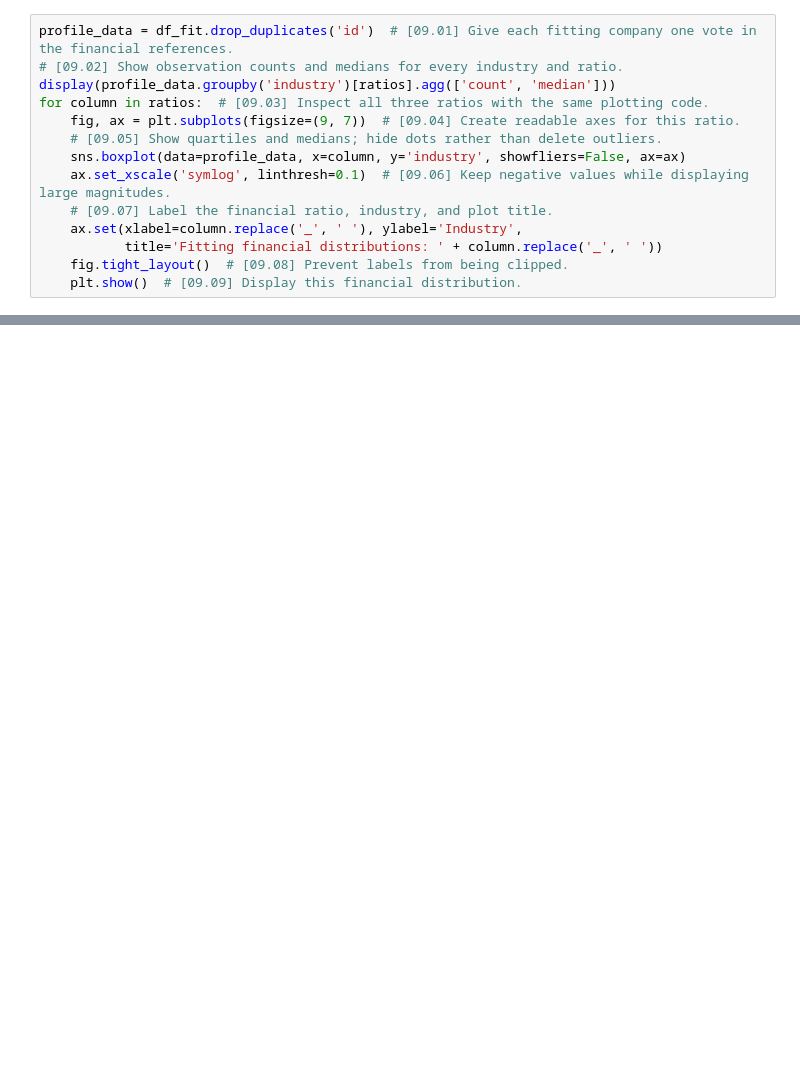
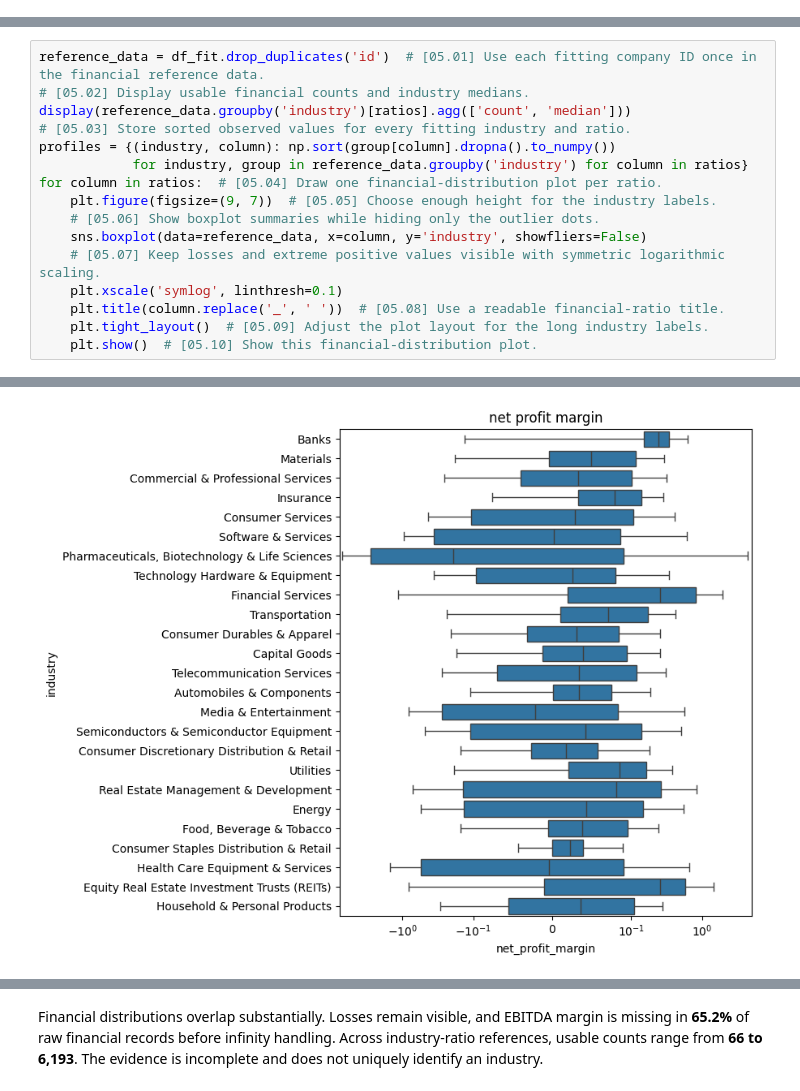
Before and after one commit to ClPRlAN/FDS26, a Jupyter notebook: simplified/industry_classification.ipynb, the cells around one changed output, grey strips where cells are left out. Saved outputs shown, nothing was run; the diff lists cells and outputs as text; blank space fills up the shorter version.

```diff
--- a/simplified/industry_classification.ipynb
+++ b/simplified/industry_classification.ipynb
@@ -301,14 +0,0 @@ hiding outlier dots does not delete observations. Symmetric logarithmic axes ret
-# %%
-profile_data = df_fit.drop_duplicates('id')  # [09.01] Give each fitting company one vote in the financial references.
-# [09.02] Show observation counts and medians for every industry and ratio.
-display(profile_data.groupby('industry')[ratios].agg(['count', 'median']))
-for column in ratios:  # [09.03] Inspect all three ratios with the same plotting code.
-    fig, ax = plt.subplots(figsize=(9, 7))  # [09.04] Create readable axes for this ratio.
-    # [09.05] Show quartiles and medians; hide dots rather than delete outliers.
-    sns.boxplot(data=profile_data, x=column, y='industry', showfliers=False, ax=ax)
-    ax.set_xscale('symlog', linthresh=0.1)  # [09.06] Keep negative values while displaying large magnitudes.
-    # [09.07] Label the financial ratio, industry, and plot title.
-    ax.set(xlabel=column.replace('_', ' '), ylabel='Industry',
-           title='Fitting financial distributions: ' + column.replace('_', ' '))
-    fig.tight_layout()  # [09.08] Prevent labels from being clipped.
-    plt.show()  # [09.09] Display this financial distribution.
@@ -510,0 +254,17 @@ Company IDs are disjoint, but 455 validation records (14.35%) share an exact sto
+# %%
+reference_data = df_fit.drop_duplicates('id')  # [05.01] Use each fitting company ID once in the financial reference data.
+# [05.02] Display usable financial counts and industry medians.
+display(reference_data.groupby('industry')[ratios].agg(['count', 'median']))
+# [05.03] Store sorted observed values for every fitting industry and ratio.
+profiles = {(industry, column): np.sort(group[column].dropna().to_numpy())
+            for industry, group in reference_data.groupby('industry') for column in ratios}
+for column in ratios:  # [05.04] Draw one financial-distribution plot per ratio.
+    plt.figure(figsize=(9, 7))  # [05.05] Choose enough height for the industry labels.
+    # [05.06] Show boxplot summaries while hiding only the outlier dots.
+    sns.boxplot(data=reference_data, x=column, y='industry', showfliers=False)
+    # [05.07] Keep losses and extreme positive values visible with symmetric logarithmic scaling.
+    plt.xscale('symlog', linthresh=0.1)
+    plt.title(column.replace('_', ' '))  # [05.08] Use a readable financial-ratio title.
+    plt.tight_layout()  # [05.09] Adjust the plot layout for the long industry labels.
+    plt.show()  # [05.10] Show this financial-distribution plot.
+# %% [output]
@@ -510,0 +290 @@ Company IDs are disjoint, but 455 validation records (14.35%) share an exact sto
+[figure, added]
@@ -510,0 +293,2 @@ Company IDs are disjoint, but 455 validation records (14.35%) share an exact sto
+# %% [markdown]
+Financial distributions overlap substantially. Losses remain visible, and EBITDA margin is missing in **65.2%** of raw financial records before infinity handling. Across industry-ratio references, usable counts range from **66 to 6,193**. The evidence is incomplete and does not uniquely identify an industry.
```
Also changed, not shown: parts of 62 cells of this notebook, 2 other files.
